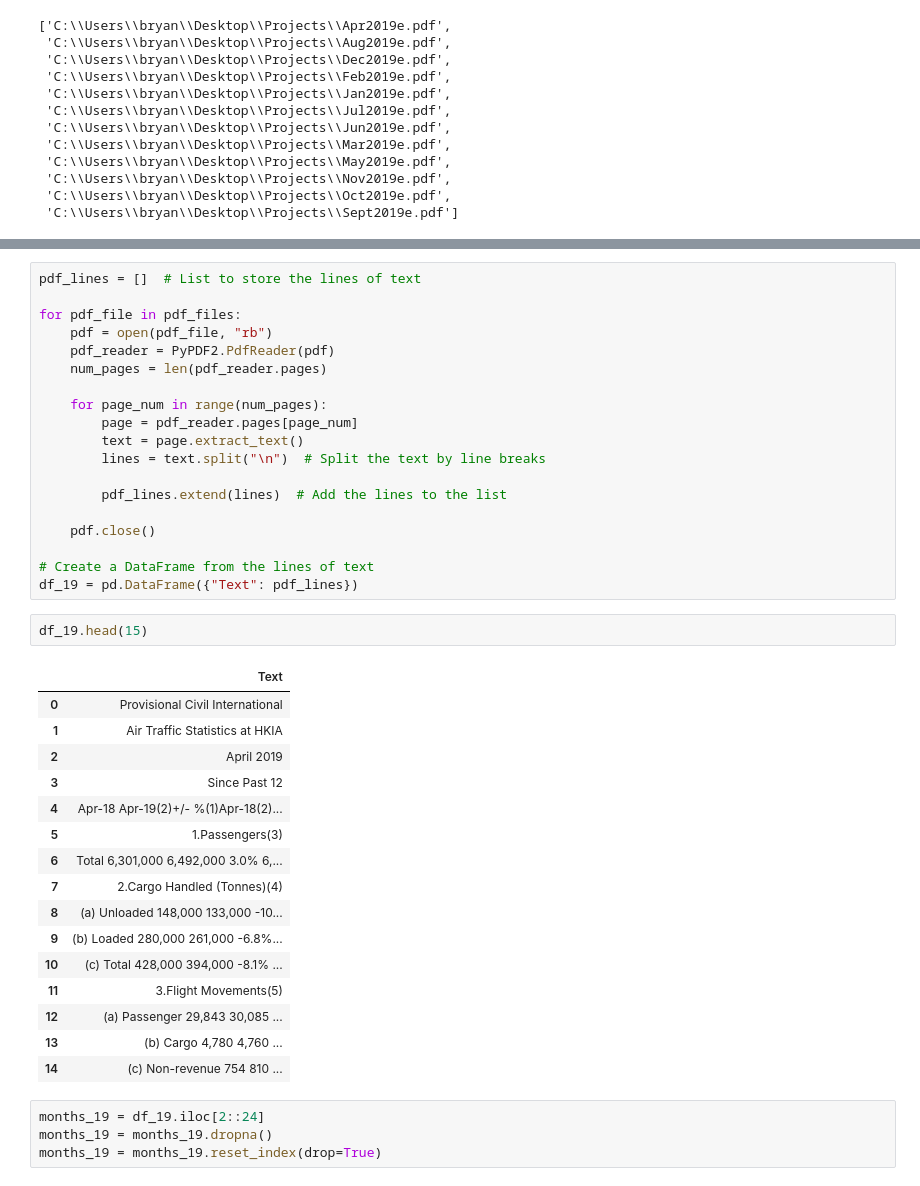
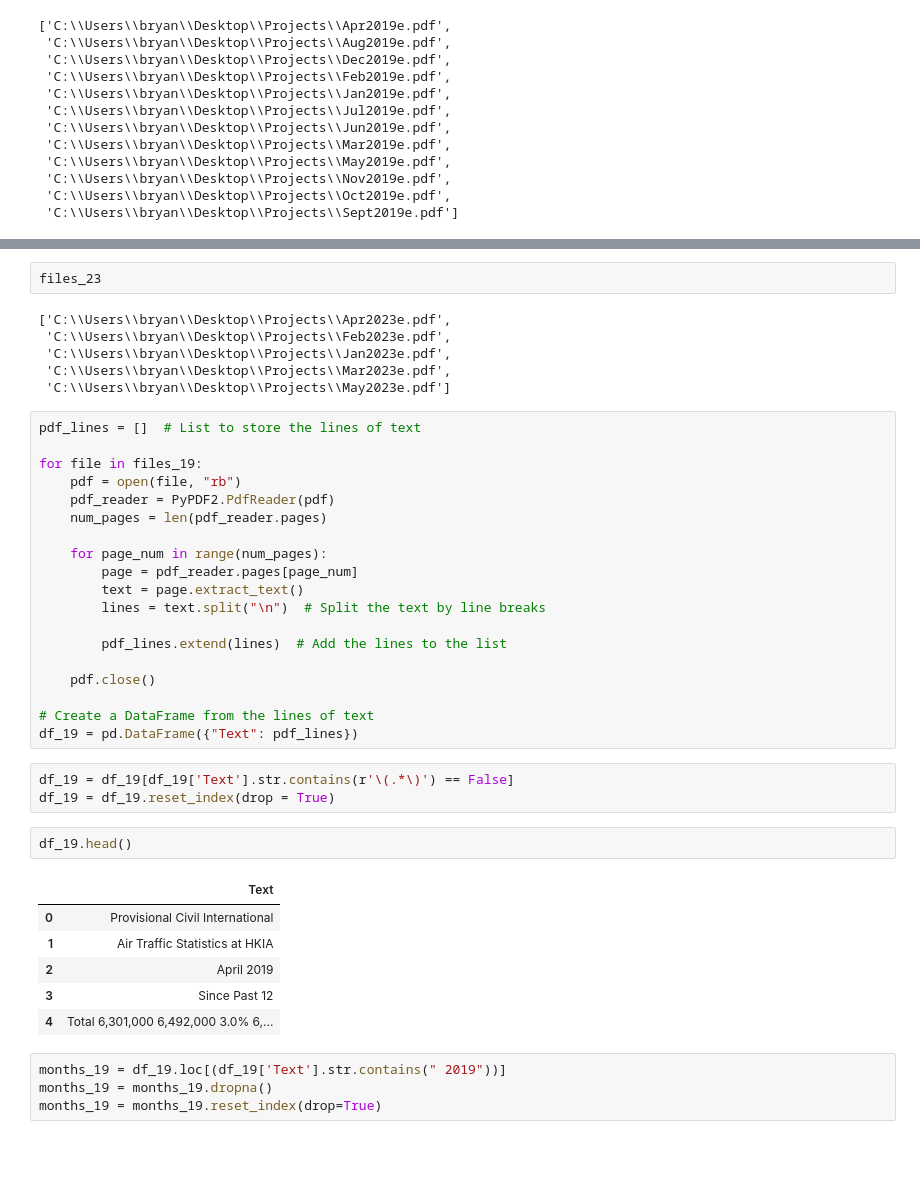
Before and after one commit to thebryanwillis/HKG_Airport_Traffic_Scrape, a Jupyter notebook: HKG Passenger Scrape.ipynb, the cells around one changed output, grey strips where cells are left out. Cells and saved outputs as stored; diff of their text form; blank space fills up the shorter version.

```diff
--- a/HKG Passenger Scrape.ipynb
+++ b/HKG Passenger Scrape.ipynb
@@ -25,8 +89,16 @@ files_19
+# %%
+files_23
+# %% [output]
+['C:\\Users\\bryan\\Desktop\\Projects\\Apr2023e.pdf',
+ 'C:\\Users\\bryan\\Desktop\\Projects\\Feb2023e.pdf',
+ 'C:\\Users\\bryan\\Desktop\\Projects\\Jan2023e.pdf',
+ 'C:\\Users\\bryan\\Desktop\\Projects\\Mar2023e.pdf',
+ 'C:\\Users\\bryan\\Desktop\\Projects\\May2023e.pdf']
 # %%
 pdf_lines = []  # List to store the lines of text
 
-for pdf_file in pdf_files:
-    pdf = open(pdf_file, "rb")
+for file in files_19:
+    pdf = open(file, "rb")
     pdf_reader = PyPDF2.PdfReader(pdf)
     num_pages = len(pdf_reader.pages)
 
@@ -41,27 +113,20 @@ for pdf_file in pdf_files:
 
 # Create a DataFrame from the lines of text
 df_19 = pd.DataFrame({"Text": pdf_lines})
+# %%
+df_19 = df_19[df_19['Text'].str.contains(r'\(.*\)') == False]
+df_19 = df_19.reset_index(drop = True)
 # %%
-df_19.head(15)
+df_19.head()
 # %% [output]
 |  | Text |
 | 0 | Provisional Civil International |
 | 1 | Air Traffic Statistics at HKIA |
 | 2 | April 2019 |
 | 3 | Since Past 12 |
-| 4 | Apr-18 Apr-19(2)+/- %(1)Apr-18(2)... |
-| 5 | 1.Passengers(3) |
-| 6 | Total 6,301,000 6,492,000 3.0% 6,... |
-| 7 | 2.Cargo Handled (Tonnes)(4) |
-| 8 | (a) Unloaded 148,000 133,000 -10... |
-| 9 | (b) Loaded 280,000 261,000 -6.8%... |
-| 10 | (c) Total 428,000 394,000 -8.1% ... |
-| 11 | 3.Flight Movements(5) |
-| 12 | (a) Passenger 29,843 30,085 ... |
-| 13 | (b) Cargo 4,780 4,760 ... |
-| 14 | (c) Non-revenue 754 810 ... |
+| 4 | Total 6,301,000 6,492,000 3.0% 6,... |
 # %%
-months_19 = df_19.iloc[2::24]
+months_19 = df_19.loc[(df_19['Text'].str.contains(" 2019"))]
 months_19 = months_19.dropna()
 months_19 = months_19.reset_index(drop=True)
 # %%
```
Also changed, not shown: parts of 38 cells of this notebook.
